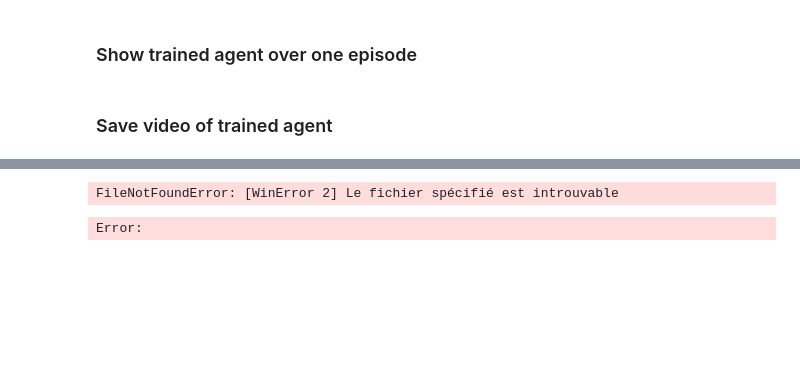
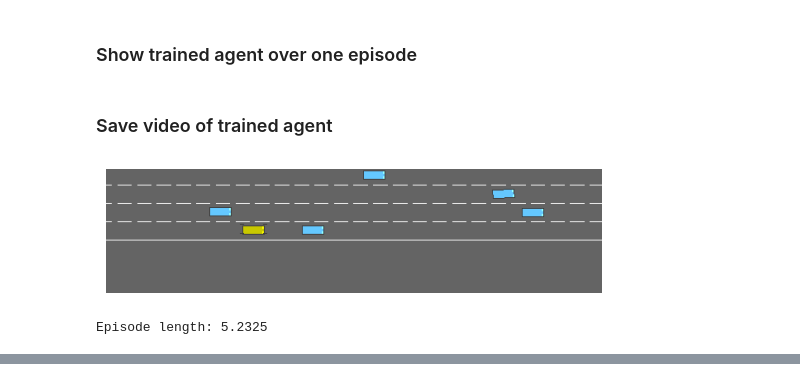
Before and after one commit to Wanadou/RL_project, a Jupyter notebook: highway/dqn_notebook.ipynb, the cells around one changed output, grey strips where cells are left out. Saved outputs shown, nothing was run; the diff lists cells and outputs as text; code cells hidden in the pictures; blank space fills up the shorter version.

Commit message:
Solved the video saving problem

```diff
--- a/highway/dqn_notebook.ipynb
+++ b/highway/dqn_notebook.ipynb
@@ -203,8 +218,8 @@ mean reward after training =  17.02078661386139
 ### Show trained agent over one episode
 # %%
 # os.environ["SDL_VIDEODRIVER"] = "dummy"
-from IPython.display import clear_output
+# from IPython.display import clear_output
 
-run_one_episode(env, agent, display=True)
+# run_one_episode(env, agent, display=True)
 # %% [markdown]
 ### Save video of trained agent
@@ -210,0 +287,6 @@ run_one_episode(env, agent, display=True)
+# %%
+# simulate the trained agent and save the video
+run_one_episode_and_save(env, agent, to_display=True, save_video=True)
+# %% [output]
+[figure, added]
+Episode length: 5.2325
@@ -211,40 +294,37 @@ run_one_episode(env, agent, display=True)
 # %%
-import base64
-from pathlib import Path
+# import base64
+# from pathlib import Path
 
-from gymnasium.wrappers import RecordVideo
-from IPython import display as ipythondisplay
-from pyvirtualdisplay import Display
+# from gymnasium.wrappers import RecordVideo
+# from IPython import display as ipythondisplay
+# from pyvirtualdisplay import Display
 
-display = Display(visible=0, size=(1400, 900))
-display.start()
+# display = Display(visible=0, size=(1400, 900))
+# display.start()
 
 
-def record_videos(env, video_folder="videos"):
-    wrapped = RecordVideo(
-        env, video_folder=video_folder, episode_trigger=lambda e: True
-    )
+# def record_videos(env, video_folder="videos"):
+#     wrapped = RecordVideo(
+#         env, video_folder=video_folder, episode_trigger=lambda e: True
+#     )
 
-    # Capture intermediate frames
-    env.unwrapped.set_record_video_wrapper(wrapped)
+#     # Capture intermediate frames
+#     env.unwrapped.set_record_video_wrapper(wrapped)
 
-    return wrapped
+#     return wrapped
 
 
-def show_videos(path="videos"):
-    html = []
-    for mp4 in Path(path).glob("*.mp4"):
-        video_b64 = base64.b64encode(mp4.read_bytes())
-        html.append(
-            """<video alt="{}" autoplay
-                      loop controls style="height: 400px;">
-                      <source src="data:video/mp4;base64,{}" type="video/mp4" />
-                 </video>""".format(
-                mp4, video_b64.decode("ascii")
-            )
-        )
-    ipythondisplay.display(ipythondisplay.HTML(data="<br>".join(html)))
+# def show_videos(path="videos"):
+#     html = []
+#     for mp4 in Path(path).glob("*.mp4"):
+#         video_b64 = base64.b64encode(mp4.read_bytes())
+#         html.append(
+#             """<video alt="{}" autoplay
+#                       loop controls style="height: 400px;">
+#                       <source src="data:video/mp4;base64,{}" type="video/mp4" />
+#                  </video>""".format(
+#                 mp4, video_b64.decode("ascii")
+#             )
+#         )
+#     ipythondisplay.display(ipythondisplay.HTML(data="<br>".join(html)))
-# %% [output]
-FileNotFoundError: [WinError 2] Le fichier spécifié est introuvable
-Error:
 # %%
```
Also changed, not shown: parts of 7 cells of this notebook, 6 other files.
